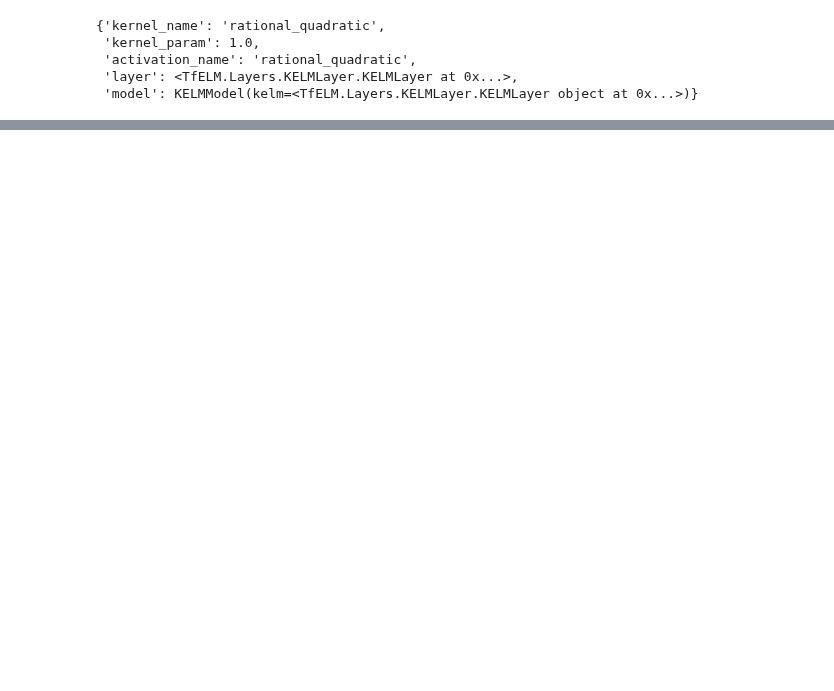
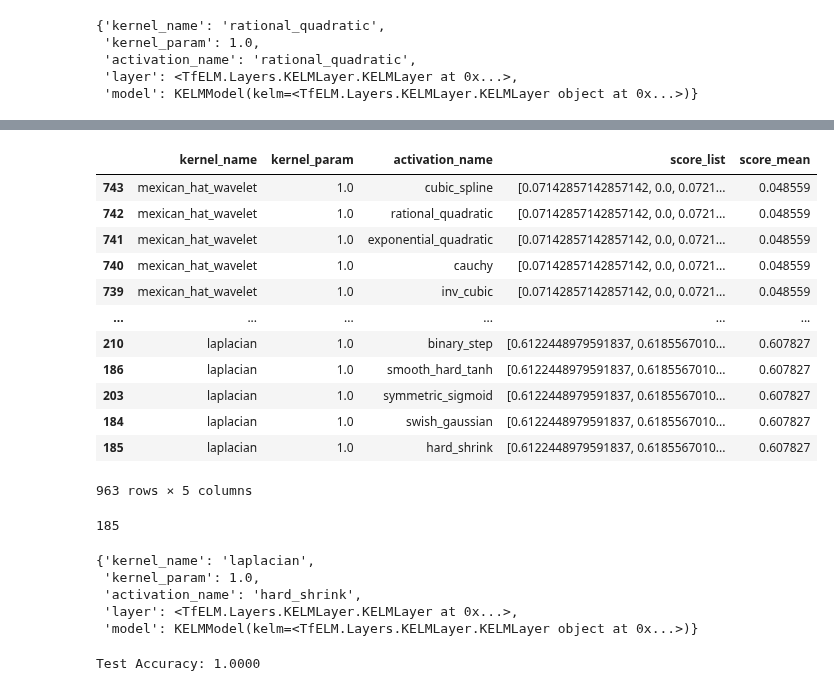
Before and after one commit to fn-hide/alzheption, a Jupyter notebook: alzheption/src/TrainKELM.ipynb, the cells around one changed output, grey strips where cells are left out. Cells and saved outputs as stored; diff of their text form; code cells hidden in the pictures; blank space fills up the shorter version.

```diff
--- a/alzheption/src/TrainKELM.ipynb
+++ b/alzheption/src/TrainKELM.ipynb
@@ -270,0 +256,28 @@ alcl.df_evaluation.to_parquet("result/TrainKELM.parquet", index=False)
+# %%
+alcl.df_evaluation.sort_values(by=["score_mean"])
+# %% [output]
+|  | kernel_name | kernel_param | activation_name | score_list | score_mean |
+| 743 | mexican_hat_wavelet | 1.0 | cubic_spline | [0.07142857142857142, 0.0, 0.0721... | 0.048559 |
+| 742 | mexican_hat_wavelet | 1.0 | rational_quadratic | [0.07142857142857142, 0.0, 0.0721... | 0.048559 |
+| 741 | mexican_hat_wavelet | 1.0 | exponential_quadratic | [0.07142857142857142, 0.0, 0.0721... | 0.048559 |
+| 740 | mexican_hat_wavelet | 1.0 | cauchy | [0.07142857142857142, 0.0, 0.0721... | 0.048559 |
+| 739 | mexican_hat_wavelet | 1.0 | inv_cubic | [0.07142857142857142, 0.0, 0.0721... | 0.048559 |
+| ... | ... | ... | ... | ... | ... |
+| 210 | laplacian | 1.0 | binary_step | [0.6122448979591837, 0.6185567010... | 0.607827 |
+| 186 | laplacian | 1.0 | smooth_hard_tanh | [0.6122448979591837, 0.6185567010... | 0.607827 |
+| 203 | laplacian | 1.0 | symmetric_sigmoid | [0.6122448979591837, 0.6185567010... | 0.607827 |
+| 184 | laplacian | 1.0 | swish_gaussian | [0.6122448979591837, 0.6185567010... | 0.607827 |
+| 185 | laplacian | 1.0 | hard_shrink | [0.6122448979591837, 0.6185567010... | 0.607827 |
+963 rows × 5 columns
+# %%
+alcl.df_evaluation.sort_values(by=["score_mean"]).tail(1).index.item()
+# %% [output]
+185
+# %%
+alcl.hyperparameter[185]
+# %% [output]
+{'kernel_name': 'laplacian',
+ 'kernel_param': 1.0,
+ 'activation_name': 'hard_shrink',
+ 'layer': <TfELM.Layers.KELMLayer.KELMLayer at 0x...>,
+ 'model': KELMModel(kelm=<TfELM.Layers.KELMLayer.KELMLayer object at 0x...>)}
@@ -274,6 +289,8 @@ alcl.df_evaluation.to_parquet("result/TrainKELM.parquet", index=False)
 # %%
-# # Evaluate the KELM model on the test set
-# predictions = kelm_model.predict(train_features).numpy()
-# accuracy = accuracy_score(predictions, alex_1.train_labels)
-# print(f"Test Accuracy: {accuracy:.4f}")
+# Evaluate the KELM model on the test set
+predictions = model.predict(train_features).numpy()
+accuracy = accuracy_score(predictions, alex_1.train_labels)
+print(f"Test Accuracy: {accuracy:.4f}")
+# %% [output]
+Test Accuracy: 1.0000
 # %%
```
Also changed, not shown: parts of 15 cells of this notebook.
